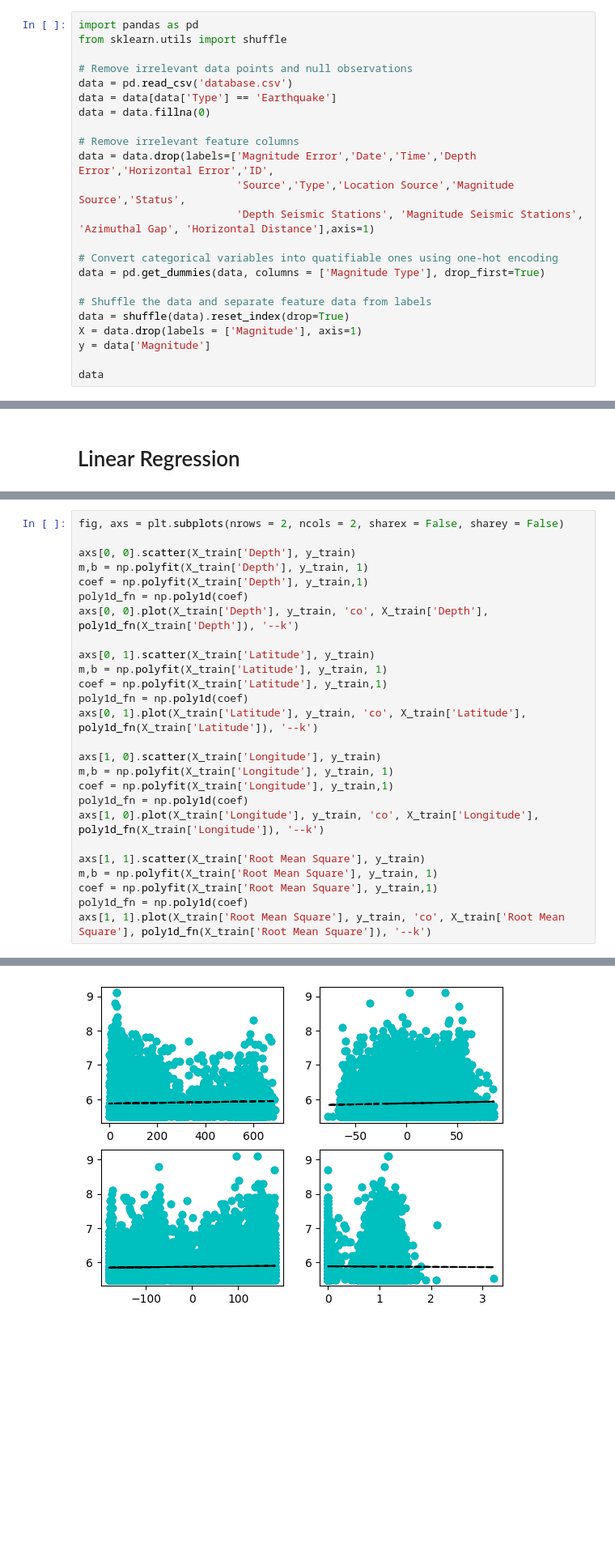
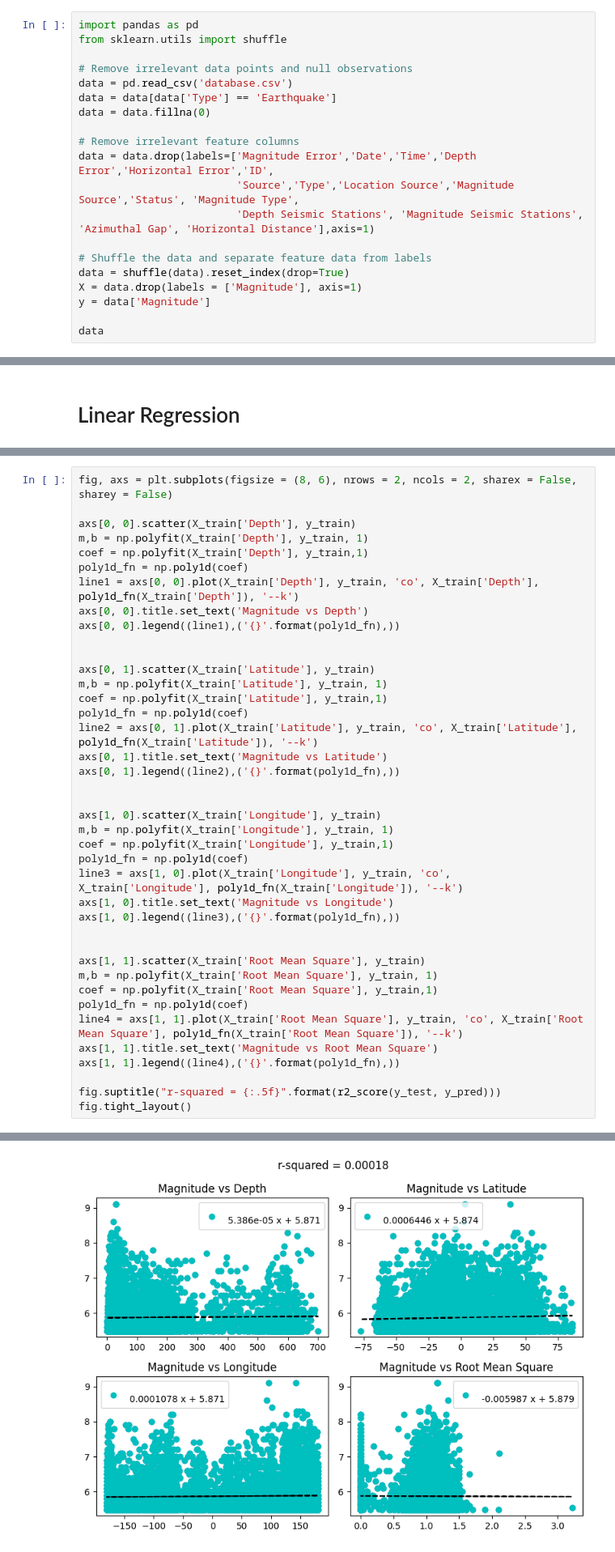
Before and after one commit to COGS118A/Group003-Wi23, a Jupyter notebook: CheckpointGroup003-Wi23.ipynb, the cells around one changed output, grey strips where cells are left out. Shown: that part at 81% size. Saved outputs shown, nothing was run; the diff lists cells and outputs as text; blank space fills up the shorter version.

Commit message:
updated linear reg graph

```diff
--- a/CheckpointGroup003-Wi23.ipynb
+++ b/CheckpointGroup003-Wi23.ipynb
@@ -53,11 +53,8 @@ data = data.fillna(0)
 
 # Remove irrelevant feature columns
 data = data.drop(labels=['Magnitude Error','Date','Time','Depth Error','Horizontal Error','ID',
-                         'Source','Type','Location Source','Magnitude Source','Status',
+                         'Source','Type','Location Source','Magnitude Source','Status', 'Magnitude Type',
                          'Depth Seismic Stations', 'Magnitude Seismic Stations', 'Azimuthal Gap', 'Horizontal Distance'],axis=1)
-
-# Convert categorical variables into quatifiable ones using one-hot encoding
-data = pd.get_dummies(data, columns = ['Magnitude Type'], drop_first=True)
 
 # Shuffle the data and separate feature data from labels
 data = shuffle(data).reset_index(drop=True)
@@ -129,27 +126,41 @@ mean_squared_error :  0.17109561486682462
 # %%
-fig, axs = plt.subplots(nrows = 2, ncols = 2, sharex = False, sharey = False)
+fig, axs = plt.subplots(figsize = (8, 6), nrows = 2, ncols = 2, sharex = False, sharey = False)
 
 axs[0, 0].scatter(X_train['Depth'], y_train)
 m,b = np.polyfit(X_train['Depth'], y_train, 1)
 coef = np.polyfit(X_train['Depth'], y_train,1)
 poly1d_fn = np.poly1d(coef)
-axs[0, 0].plot(X_train['Depth'], y_train, 'co', X_train['Depth'], poly1d_fn(X_train['Depth']), '--k')
+line1 = axs[0, 0].plot(X_train['Depth'], y_train, 'co', X_train['Depth'], poly1d_fn(X_train['Depth']), '--k')
+axs[0, 0].title.set_text('Magnitude vs Depth')
+axs[0, 0].legend((line1),('{}'.format(poly1d_fn),))
+
 
 axs[0, 1].scatter(X_train['Latitude'], y_train)
 m,b = np.polyfit(X_train['Latitude'], y_train, 1)
 coef = np.polyfit(X_train['Latitude'], y_train,1)
 poly1d_fn = np.poly1d(coef)
-axs[0, 1].plot(X_train['Latitude'], y_train, 'co', X_train['Latitude'], poly1d_fn(X_train['Latitude']), '--k')
+line2 = axs[0, 1].plot(X_train['Latitude'], y_train, 'co', X_train['Latitude'], poly1d_fn(X_train['Latitude']), '--k')
+axs[0, 1].title.set_text('Magnitude vs Latitude')
+axs[0, 1].legend((line2),('{}'.format(poly1d_fn),))
+
 
 axs[1, 0].scatter(X_train['Longitude'], y_train)
 m,b = np.polyfit(X_train['Longitude'], y_train, 1)
 coef = np.polyfit(X_train['Longitude'], y_train,1)
 poly1d_fn = np.poly1d(coef)
-axs[1, 0].plot(X_train['Longitude'], y_train, 'co', X_train['Longitude'], poly1d_fn(X_train['Longitude']), '--k')
+line3 = axs[1, 0].plot(X_train['Longitude'], y_train, 'co', X_train['Longitude'], poly1d_fn(X_train['Longitude']), '--k')
+axs[1, 0].title.set_text('Magnitude vs Longitude')
+axs[1, 0].legend((line3),('{}'.format(poly1d_fn),))
+
 
 axs[1, 1].scatter(X_train['Root Mean Square'], y_train)
 m,b = np.polyfit(X_train['Root Mean Square'], y_train, 1)
 coef = np.polyfit(X_train['Root Mean Square'], y_train,1)
 poly1d_fn = np.poly1d(coef)
-axs[1, 1].plot(X_train['Root Mean Square'], y_train, 'co', X_train['Root Mean Square'], poly1d_fn(X_train['Root Mean Square']), '--k')
+line4 = axs[1, 1].plot(X_train['Root Mean Square'], y_train, 'co', X_train['Root Mean Square'], poly1d_fn(X_train['Root Mean Square']), '--k')
+axs[1, 1].title.set_text('Magnitude vs Root Mean Square')
+axs[1, 1].legend((line4),('{}'.format(poly1d_fn),))
+
+fig.suptitle("r-squared = {:.5f}".format(r2_score(y_test, y_pred)))
+fig.tight_layout()
 # %% [output]
@@ -158,4 +167,4 @@ axs[1, 1].plot(X_train['Root Mean Square'], y_train, 'co', X_train['Root Mean Sq
-[figure, old version]
+[figure, new version]
 # %% [markdown]
 # Decision Tree
 # %%
```
Also changed, not shown: parts of 6 cells of this notebook.
